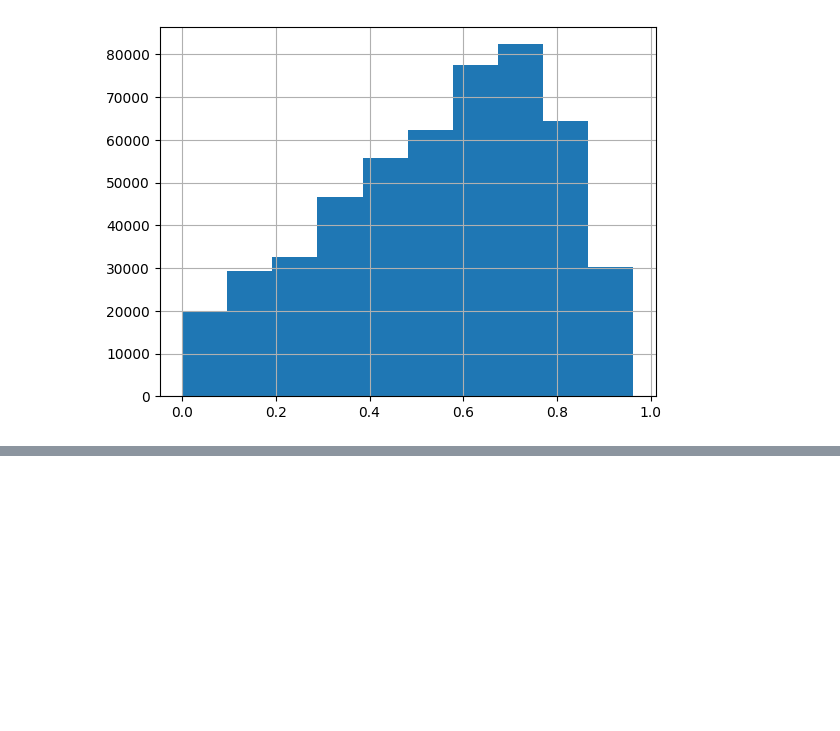
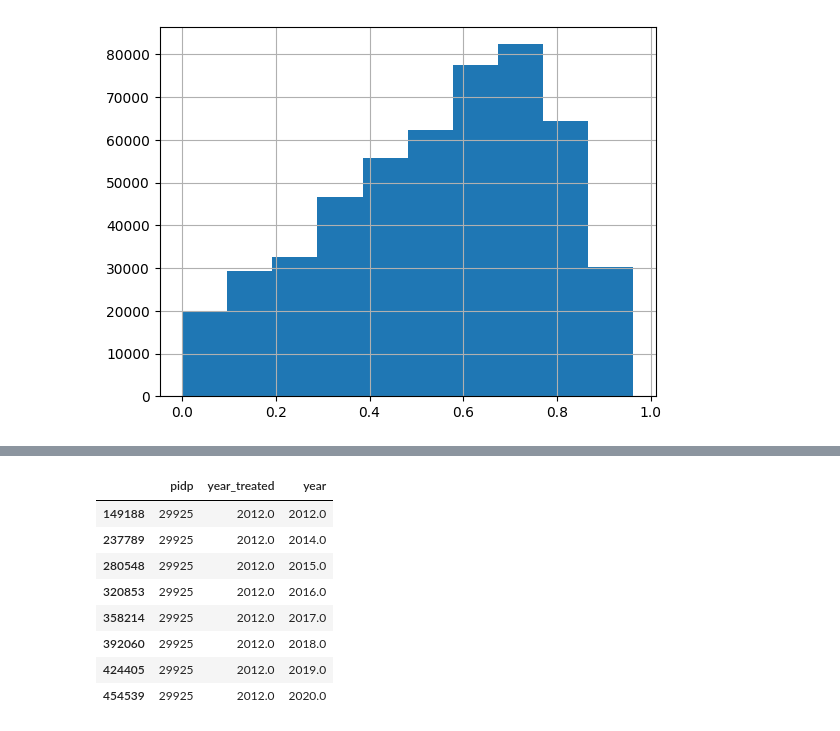
Before and after one commit to centre-for-care/costofcare, a Jupyter notebook: data_preparation.ipynb, the cells around one changed output, grey strips where cells are left out. Saved outputs shown, nothing was run; the diff lists cells and outputs as text; code cells hidden in the pictures; blank space fills up the shorter version.

```diff
--- a/data_preparation.ipynb
+++ b/data_preparation.ipynb
@@ -174,2 +233,14 @@ conds = {
 # %%
 treated_ii, control_ii = isc_data_preparation(data_final, conds)
+# %%
+control_ii[['pidp', 'year_treated', 'year']][control_ii.pidp==29925]
+# %% [output]
+|  | pidp | year_treated | year |
+| 149188 | 29925 | 2012.0 | 2012.0 |
+| 237789 | 29925 | 2012.0 | 2014.0 |
+| 280548 | 29925 | 2012.0 | 2015.0 |
+| 320853 | 29925 | 2012.0 | 2016.0 |
+| 358214 | 29925 | 2012.0 | 2017.0 |
+| 392060 | 29925 | 2012.0 | 2018.0 |
+| 424405 | 29925 | 2012.0 | 2019.0 |
+| 454539 | 29925 | 2012.0 | 2020.0 |
```
Also changed, not shown: parts of 21 cells of this notebook, 6 other files.
